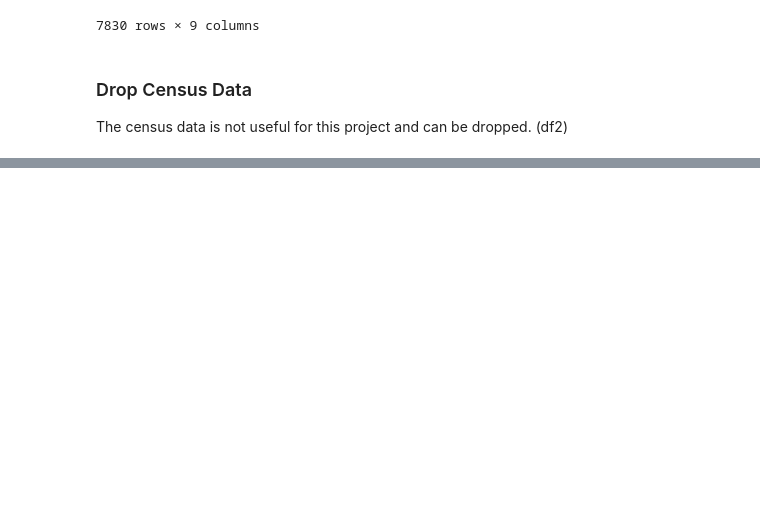
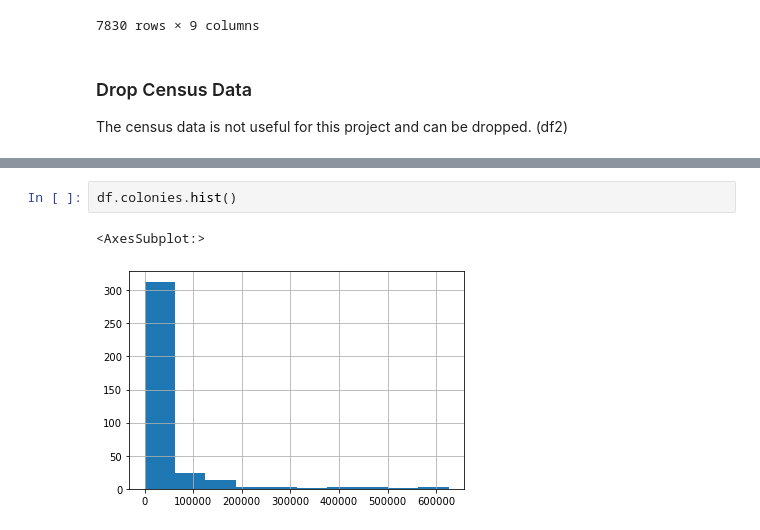
Before and after one commit to Honey-Bee-Roundup-Capstone/dash-repo, a Jupyter notebook: acquisition.ipynb, the cells around one changed output, grey strips where cells are left out. Saved outputs shown, nothing was run; the diff lists cells and outputs as text; blank space fills up the shorter version.

```diff
--- a/acquisition.ipynb
+++ b/acquisition.ipynb
@@ -670,0 +976,5 @@ The census data is not useful for this project and can be dropped. (df2)
+# %%
+df.colonies.hist()
+# %% [output]
+<AxesSubplot:>
+[figure, added]
```
Also changed, not shown: parts of 59 cells of this notebook.
